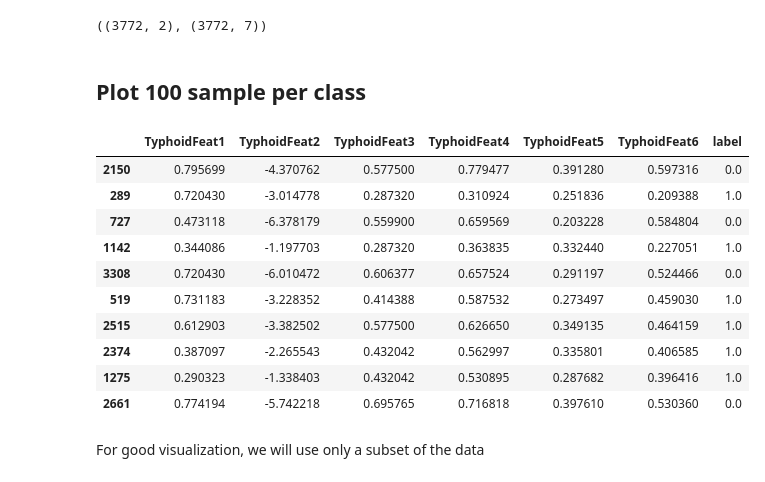
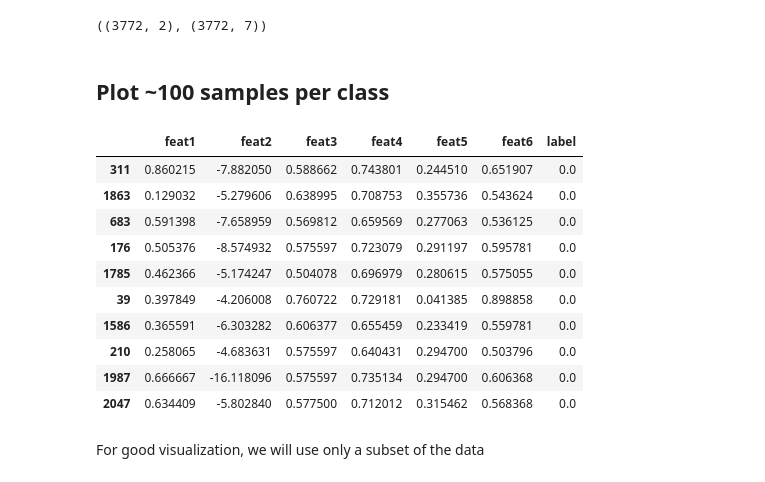
Before and after one commit to KameniAlexNea/anomaly-detection, a Jupyter notebook: 01- Anomalies detection.ipynb, the cells around one changed output. Cells and saved outputs as stored; diff of their text form; code cells hidden in the pictures.

```diff
--- a/01- Anomalies detection.ipynb
+++ b/01- Anomalies detection.ipynb
@@ -48,7 +42,7 @@ Counter({0.0: 3679, 1.0: 93})
 # %% [markdown]
 ## Build dataframe from the dataset (X, y)
 # %%
-train_df = pd.DataFrame(X, columns=[f"TyphoidFeat{i+1}" for i in range(X.shape[1])])
+train_df = pd.DataFrame(X, columns=[f"feat{i+1}" for i in range(X.shape[1])])
 train_df["label"] = y.reshape(-1)
 # %% [markdown]
 Print 5 inputs per group
@@ -158,19 +155,19 @@ train_pca.shape, train_df.shape
 # %% [output]
 ((3772, 2), (3772, 7))
 # %% [markdown]
-## Plot 100 sample per class
+## Plot ~100 samples per class
 # %%
-data = train_df.groupby("label").sample(90)
+data = train_df.groupby("label").sample(frac=0.8)
 data.sample(10)
 # %% [output]
-|  | TyphoidFeat1 | TyphoidFeat2 | TyphoidFeat3 | TyphoidFeat4 | TyphoidFeat5 | TyphoidFeat6 | label |
-| 2150 | 0.795699 | -4.370762 | 0.577500 | 0.779477 | 0.391280 | 0.597316 | 0.0 |
-| 289 | 0.720430 | -3.014778 | 0.287320 | 0.310924 | 0.251836 | 0.209388 | 1.0 |
-| 727 | 0.473118 | -6.378179 | 0.559900 | 0.659569 | 0.203228 | 0.584804 | 0.0 |
-| 1142 | 0.344086 | -1.197703 | 0.287320 | 0.363835 | 0.332440 | 0.227051 | 1.0 |
-| 3308 | 0.720430 | -6.010472 | 0.606377 | 0.657524 | 0.291197 | 0.524466 | 0.0 |
-| 519 | 0.731183 | -3.228352 | 0.414388 | 0.587532 | 0.273497 | 0.459030 | 1.0 |
-| 2515 | 0.612903 | -3.382502 | 0.577500 | 0.626650 | 0.349135 | 0.464159 | 1.0 |
-| 2374 | 0.387097 | -2.265543 | 0.432042 | 0.562997 | 0.335801 | 0.406585 | 1.0 |
-| 1275 | 0.290323 | -1.338403 | 0.432042 | 0.530895 | 0.287682 | 0.396416 | 1.0 |
-| 2661 | 0.774194 | -5.742218 | 0.695765 | 0.716818 | 0.397610 | 0.530360 | 0.0 |
+|  | feat1 | feat2 | feat3 | feat4 | feat5 | feat6 | label |
+| 311 | 0.860215 | -7.882050 | 0.588662 | 0.743801 | 0.244510 | 0.651907 | 0.0 |
+| 1863 | 0.129032 | -5.279606 | 0.638995 | 0.708753 | 0.355736 | 0.543624 | 0.0 |
+| 683 | 0.591398 | -7.658959 | 0.569812 | 0.659569 | 0.277063 | 0.536125 | 0.0 |
+| 176 | 0.505376 | -8.574932 | 0.575597 | 0.723079 | 0.291197 | 0.595781 | 0.0 |
+| 1785 | 0.462366 | -5.174247 | 0.504078 | 0.696979 | 0.280615 | 0.575055 | 0.0 |
+| 39 | 0.397849 | -4.206008 | 0.760722 | 0.729181 | 0.041385 | 0.898858 | 0.0 |
+| 1586 | 0.365591 | -6.303282 | 0.606377 | 0.655459 | 0.233419 | 0.559781 | 0.0 |
+| 210 | 0.258065 | -4.683631 | 0.575597 | 0.640431 | 0.294700 | 0.503796 | 0.0 |
+| 1987 | 0.666667 | -16.118096 | 0.575597 | 0.735134 | 0.294700 | 0.606368 | 0.0 |
+| 2047 | 0.634409 | -5.802840 | 0.577500 | 0.712012 | 0.315462 | 0.568368 | 0.0 |
```
Also changed, not shown: parts of 62 cells of this notebook, 1 other file.
